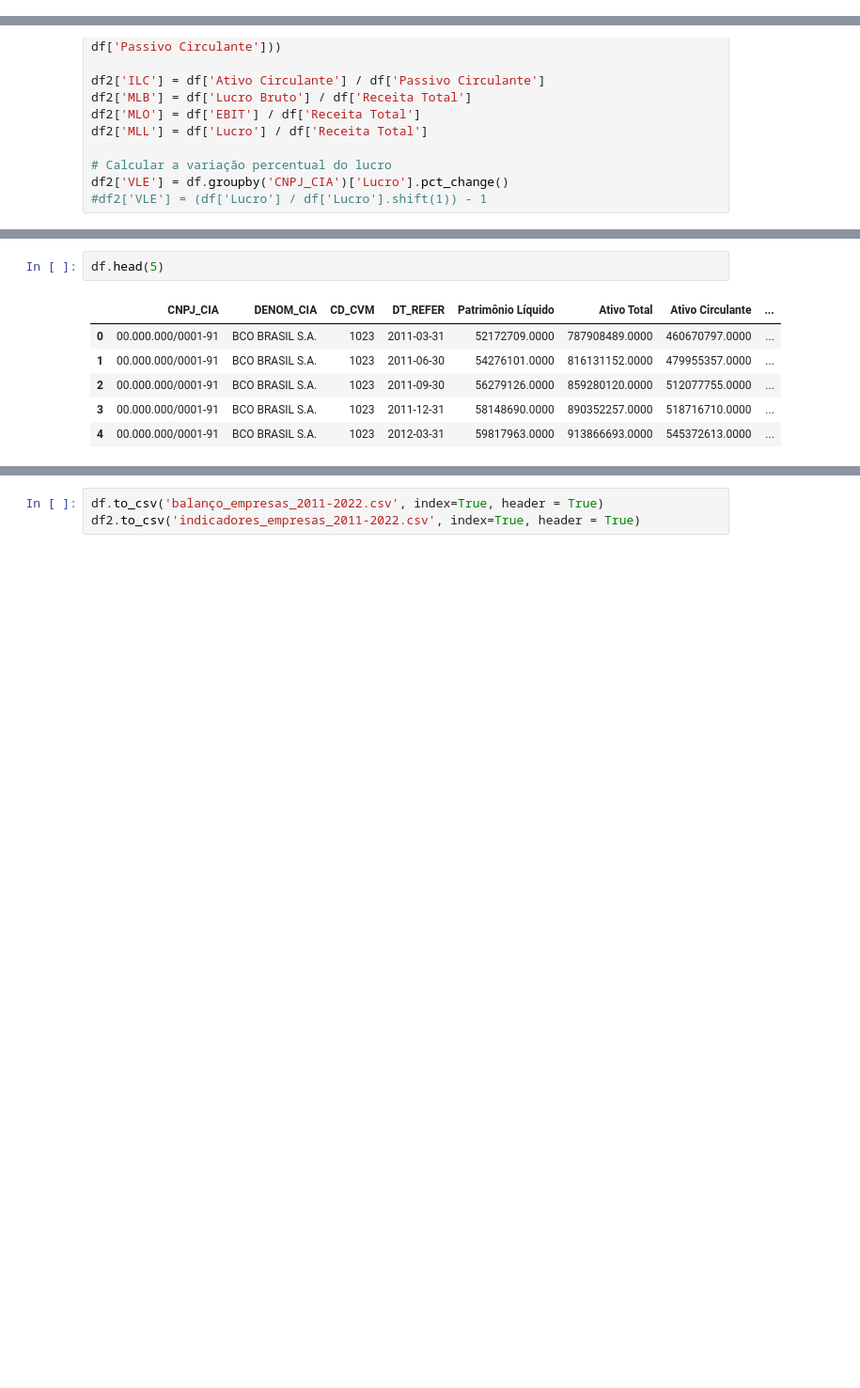
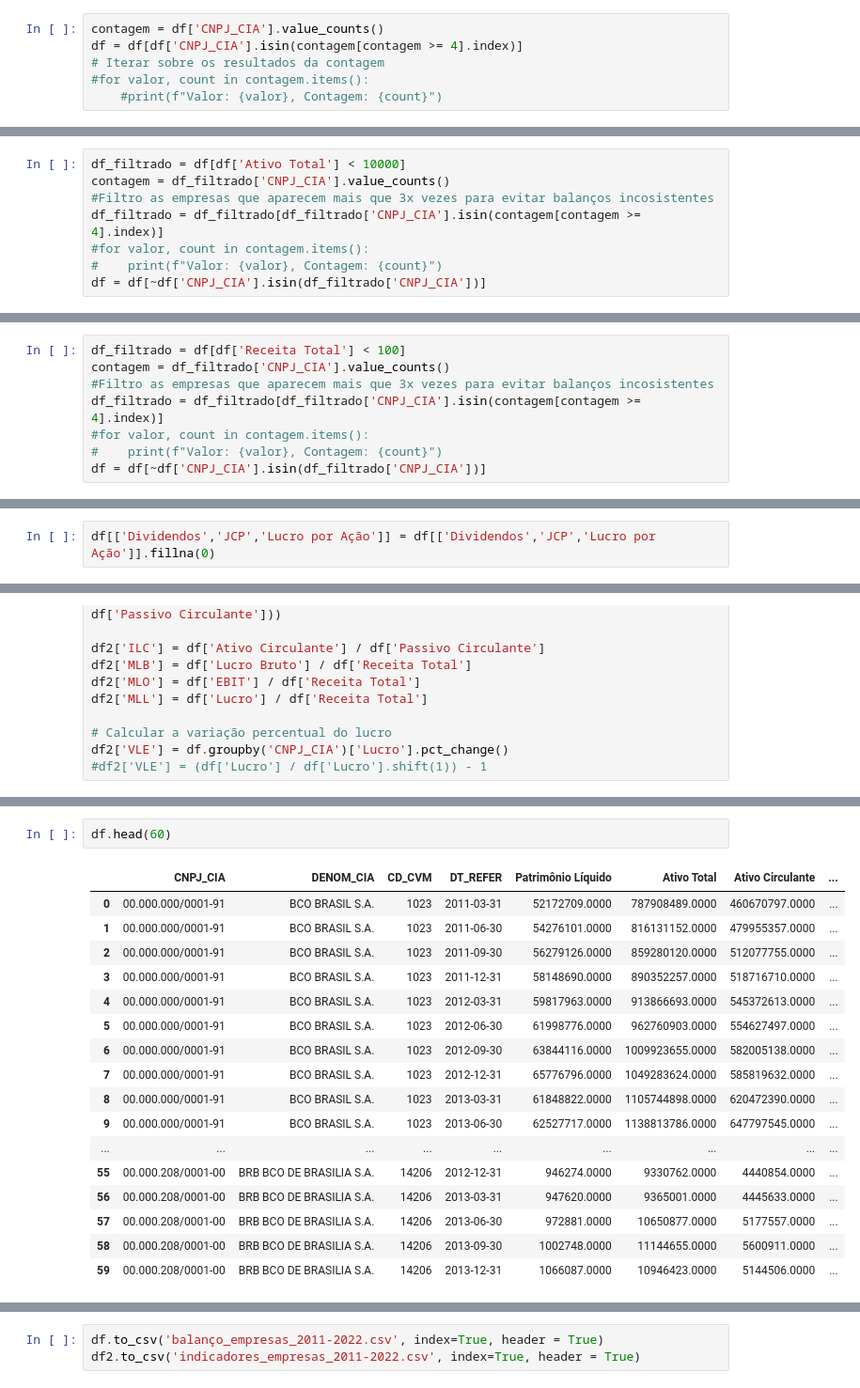
Before and after one commit to Catatau52/Data_Mining-Data_from_CVM, a Jupyter notebook: Personal_Project_Data_Mining_(CVM).ipynb, the cells around one changed output, grey strips where cells are left out. Shown: that part at 94% size. Saved outputs shown, nothing was run; the diff lists cells and outputs as text; blank space fills up the shorter version.

```diff
--- a/Personal_Project_Data_Mining_(CVM).ipynb
+++ b/Personal_Project_Data_Mining_(CVM).ipynb
@@ -485,0 +589,6 @@ df = df.rename_axis(None, axis='columns')
+# %%
+contagem = df['CNPJ_CIA'].value_counts()
+df = df[df['CNPJ_CIA'].isin(contagem[contagem >= 4].index)]
+# Iterar sobre os resultados da contagem
+#for valor, count in contagem.items():
+    #print(f"Valor: {valor}, Contagem: {count}")
@@ -485,0 +599,8 @@ df = df.rename_axis(None, axis='columns')
+# %%
+df_filtrado = df[df['Ativo Total'] < 10000]
+contagem = df_filtrado['CNPJ_CIA'].value_counts()
+#Filtro as empresas que aparecem mais que 3x vezes para evitar balanços incosistentes
+df_filtrado = df_filtrado[df_filtrado['CNPJ_CIA'].isin(contagem[contagem >= 4].index)]
+#for valor, count in contagem.items():
+#    print(f"Valor: {valor}, Contagem: {count}")
+df = df[~df['CNPJ_CIA'].isin(df_filtrado['CNPJ_CIA'])]
@@ -485,0 +609,8 @@ df = df.rename_axis(None, axis='columns')
+# %%
+df_filtrado = df[df['Receita Total'] < 100]
+contagem = df_filtrado['CNPJ_CIA'].value_counts()
+#Filtro as empresas que aparecem mais que 3x vezes para evitar balanços incosistentes
+df_filtrado = df_filtrado[df_filtrado['CNPJ_CIA'].isin(contagem[contagem >= 4].index)]
+#for valor, count in contagem.items():
+#    print(f"Valor: {valor}, Contagem: {count}")
+df = df[~df['CNPJ_CIA'].isin(df_filtrado['CNPJ_CIA'])]
@@ -486,3 +619,5 @@ df = df.rename_axis(None, axis='columns')
+# %%
+df[['Dividendos','JCP','Lucro por Ação']] = df[['Dividendos','JCP','Lucro por Ação']].fillna(0)
 # %% [markdown]
 #Inserindo Indicadores em um novo DF
 # %%
@@ -536,9 +681,20 @@ df2.head(10)
 # %%
-df.head(5)
+df.head(60)
 # %% [output]
 |  | CNPJ_CIA | DENOM_CIA | CD_CVM | DT_REFER | Patrimônio Líquido | Ativo Total | Ativo Circulante | ... |
 | 0 | 00.000.000/0001-91 | BCO BRASIL S.A. | 1023 | 2011-03-31 | 52172709.0000 | 787908489.0000 | 460670797.0000 | ... |
 | 1 | 00.000.000/0001-91 | BCO BRASIL S.A. | 1023 | 2011-06-30 | 54276101.0000 | 816131152.0000 | 479955357.0000 | ... |
 | 2 | 00.000.000/0001-91 | BCO BRASIL S.A. | 1023 | 2011-09-30 | 56279126.0000 | 859280120.0000 | 512077755.0000 | ... |
 | 3 | 00.000.000/0001-91 | BCO BRASIL S.A. | 1023 | 2011-12-31 | 58148690.0000 | 890352257.0000 | 518716710.0000 | ... |
 | 4 | 00.000.000/0001-91 | BCO BRASIL S.A. | 1023 | 2012-03-31 | 59817963.0000 | 913866693.0000 | 545372613.0000 | ... |
+| 5 | 00.000.000/0001-91 | BCO BRASIL S.A. | 1023 | 2012-06-30 | 61998776.0000 | 962760903.0000 | 554627497.0000 | ... |
+| 6 | 00.000.000/0001-91 | BCO BRASIL S.A. | 1023 | 2012-09-30 | 63844116.0000 | 1009923655.0000 | 582005138.0000 | ... |
+| 7 | 00.000.000/0001-91 | BCO BRASIL S.A. | 1023 | 2012-12-31 | 65776796.0000 | 1049283624.0000 | 585819632.0000 | ... |
+| 8 | 00.000.000/0001-91 | BCO BRASIL S.A. | 1023 | 2013-03-31 | 61848822.0000 | 1105744898.0000 | 620472390.0000 | ... |
+| 9 | 00.000.000/0001-91 | BCO BRASIL S.A. | 1023 | 2013-06-30 | 62527717.0000 | 1138813786.0000 | 647797545.0000 | ... |
+| ... | ... | ... | ... | ... | ... | ... | ... | ... |
+| 55 | 00.000.208/0001-00 | BRB BCO DE BRASILIA S.A. | 14206 | 2012-12-31 | 946274.0000 | 9330762.0000 | 4440854.0000 | ... |
+| 56 | 00.000.208/0001-00 | BRB BCO DE BRASILIA S.A. | 14206 | 2013-03-31 | 947620.0000 | 9365001.0000 | 4445633.0000 | ... |
+| 57 | 00.000.208/0001-00 | BRB BCO DE BRASILIA S.A. | 14206 | 2013-06-30 | 972881.0000 | 10650877.0000 | 5177557.0000 | ... |
+| 58 | 00.000.208/0001-00 | BRB BCO DE BRASILIA S.A. | 14206 | 2013-09-30 | 1002748.0000 | 11144655.0000 | 5600911.0000 | ... |
+| 59 | 00.000.208/0001-00 | BRB BCO DE BRASILIA S.A. | 14206 | 2013-12-31 | 1066087.0000 | 10946423.0000 | 5144506.0000 | ... |
```
Also changed, not shown: parts of 52 cells of this notebook.
